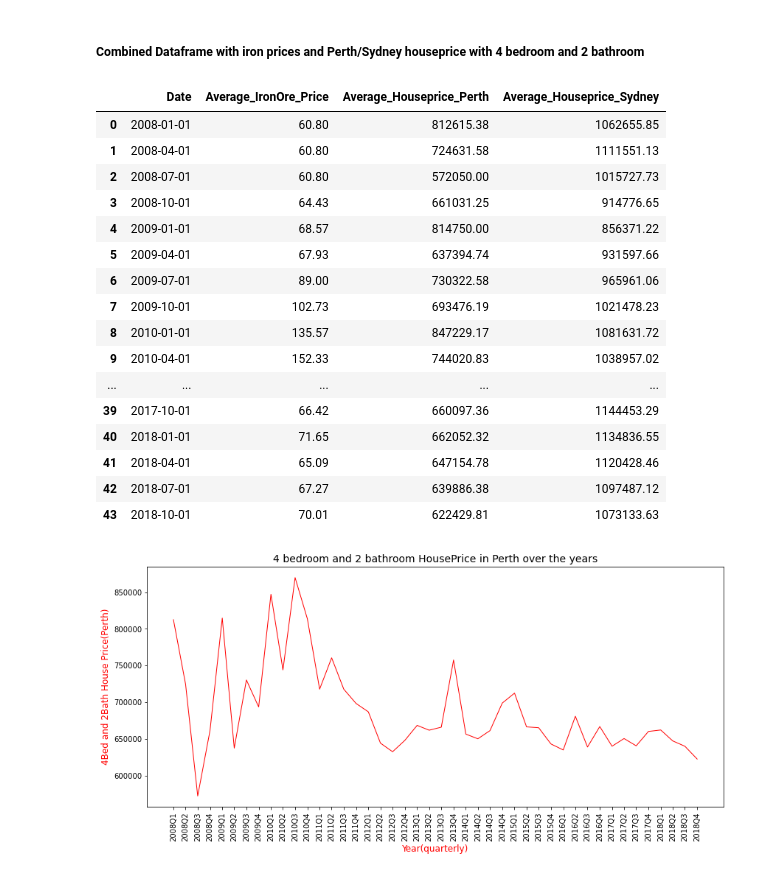
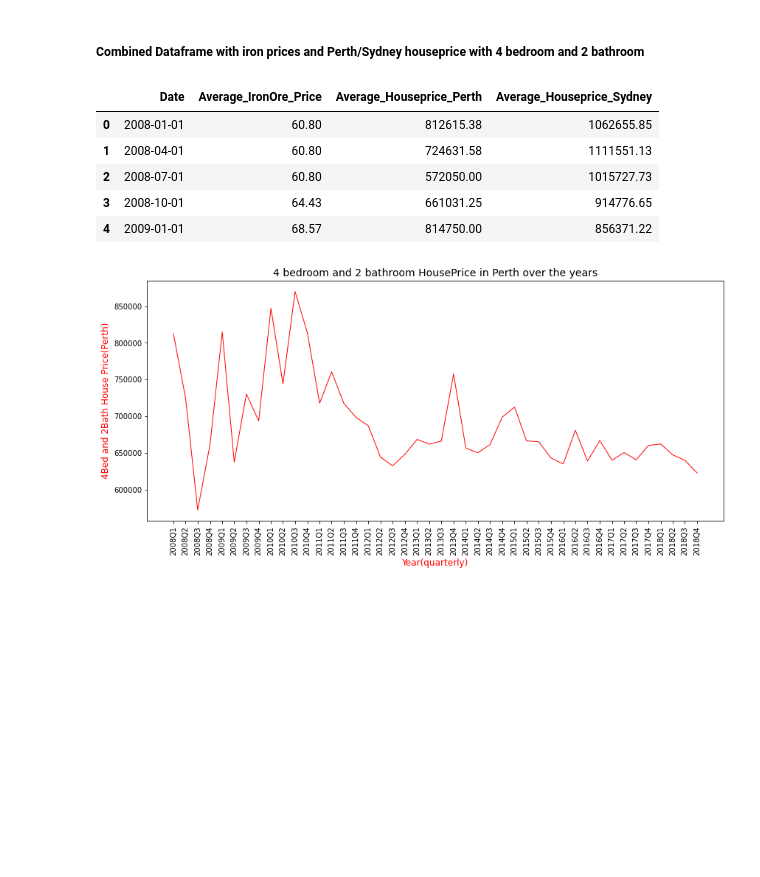
Before and after one commit to Shreestina/Impact-Of-Iron-ore-Price-on-Housing-Prices, a Jupyter notebook: Data/House_Commodities_Data_Analysis.ipynb, the cells around one changed output. Cells and saved outputs as stored; diff of their text form; code cells hidden in the pictures; blank space fills up the shorter version.

Commit message:
Applied head() function in analysis file

```diff
--- a/Data/House_Commodities_Data_Analysis.ipynb
+++ b/Data/House_Commodities_Data_Analysis.ipynb
@@ -155,25 +122,14 @@ sydney_4bed2bath_avgprice_final
 # %%
 #Merging the irondata, perth and sydney house prices with 4 bedroom and 2 bathroom
 houses_4bed2bath_iron_combined = irondata_avgprice.merge(perth_4bed2bath_avgprice_final.merge(sydney_4bed2bath_avgprice_final, on="Date"), on="Date")
-houses_4bed2bath_iron_combined
+houses_4bed2bath_iron_combined.head()
 # %% [output]
 |  | Date | Average_IronOre_Price | Average_Houseprice_Perth | Average_Houseprice_Sydney |
 | 0 | 2008-01-01 | 60.80 | 812615.38 | 1062655.85 |
 | 1 | 2008-04-01 | 60.80 | 724631.58 | 1111551.13 |
 | 2 | 2008-07-01 | 60.80 | 572050.00 | 1015727.73 |
 | 3 | 2008-10-01 | 64.43 | 661031.25 | 914776.65 |
 | 4 | 2009-01-01 | 68.57 | 814750.00 | 856371.22 |
-| 5 | 2009-04-01 | 67.93 | 637394.74 | 931597.66 |
-| 6 | 2009-07-01 | 89.00 | 730322.58 | 965961.06 |
-| 7 | 2009-10-01 | 102.73 | 693476.19 | 1021478.23 |
-| 8 | 2010-01-01 | 135.57 | 847229.17 | 1081631.72 |
-| 9 | 2010-04-01 | 152.33 | 744020.83 | 1038957.02 |
-| ... | ... | ... | ... | ... |
-| 39 | 2017-10-01 | 66.42 | 660097.36 | 1144453.29 |
-| 40 | 2018-01-01 | 71.65 | 662052.32 | 1134836.55 |
-| 41 | 2018-04-01 | 65.09 | 647154.78 | 1120428.46 |
-| 42 | 2018-07-01 | 67.27 | 639886.38 | 1097487.12 |
-| 43 | 2018-10-01 | 70.01 | 622429.81 | 1073133.63 |
 # %%
 #Setting the x_axis and y_axis from the irondata_filtered dataframe
 x_axis=houses_4bed2bath_iron_combined["Date"]
```
Also changed, not shown: parts of 3 cells of this notebook.
